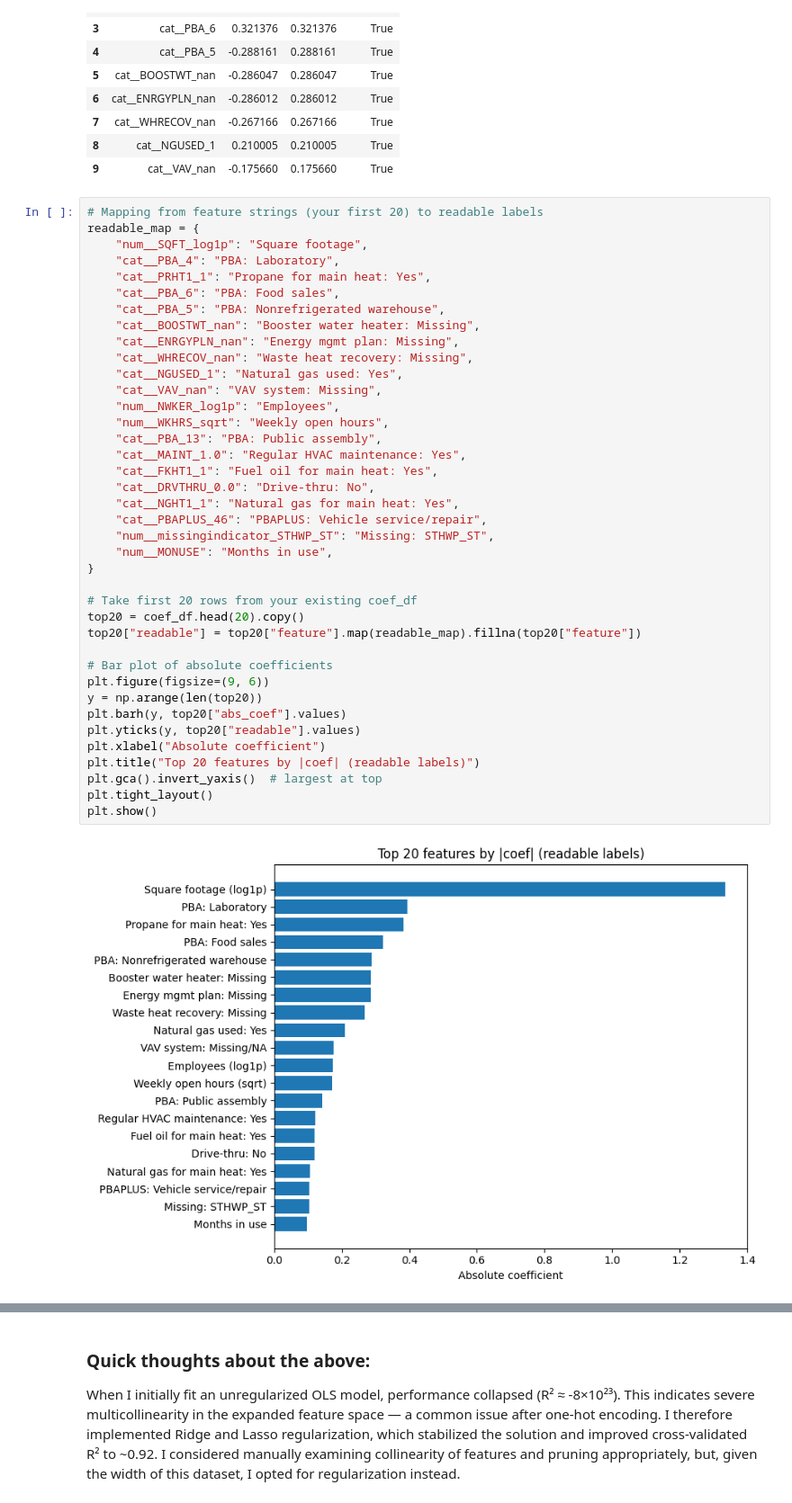
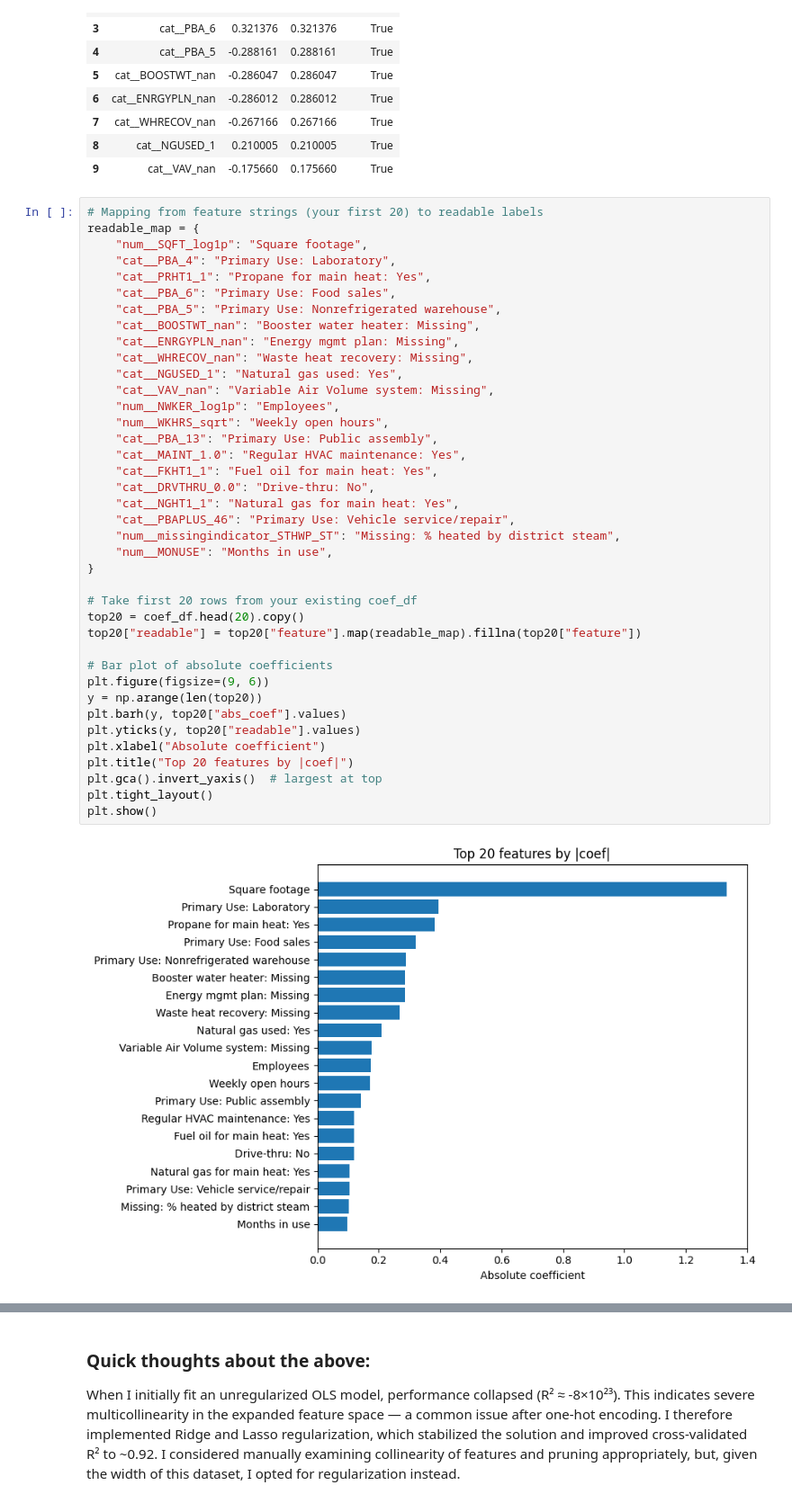
Before and after one commit to dgorin1/CBECS_portfolio, a Jupyter notebook: notebooks/02_build_train.ipynb, the cells around one changed output, grey strips where cells are left out. Shown: that part at 90% size. Saved outputs shown, nothing was run; the diff lists cells and outputs as text.

Commit message:
Added some plots

```diff
--- a/notebooks/02_build_train.ipynb
+++ b/notebooks/02_build_train.ipynb
@@ -370,40 +380,40 @@ coef_df.head(10)
 # Mapping from feature strings (your first 20) to readable labels
 readable_map = {
     "num__SQFT_log1p": "Square footage",
-    "cat__PBA_4": "PBA: Laboratory",
+    "cat__PBA_4": "Primary Use: Laboratory",
     "cat__PRHT1_1": "Propane for main heat: Yes",
-    "cat__PBA_6": "PBA: Food sales",
-    "cat__PBA_5": "PBA: Nonrefrigerated warehouse",
+    "cat__PBA_6": "Primary Use: Food sales",
+    "cat__PBA_5": "Primary Use: Nonrefrigerated warehouse",
     "cat__BOOSTWT_nan": "Booster water heater: Missing",
     "cat__ENRGYPLN_nan": "Energy mgmt plan: Missing",
     "cat__WHRECOV_nan": "Waste heat recovery: Missing",
     "cat__NGUSED_1": "Natural gas used: Yes",
-    "cat__VAV_nan": "VAV system: Missing",
+    "cat__VAV_nan": "Variable Air Volume system: Missing",
     "num__NWKER_log1p": "Employees",
     "num__WKHRS_sqrt": "Weekly open hours",
-    "cat__PBA_13": "PBA: Public assembly",
+    "cat__PBA_13": "Primary Use: Public assembly",
     "cat__MAINT_1.0": "Regular HVAC maintenance: Yes",
     "cat__FKHT1_1": "Fuel oil for main heat: Yes",
     "cat__DRVTHRU_0.0": "Drive-thru: No",
     "cat__NGHT1_1": "Natural gas for main heat: Yes",
-    "cat__PBAPLUS_46": "PBAPLUS: Vehicle service/repair",
-    "num__missingindicator_STHWP_ST": "Missing: STHWP_ST",
+    "cat__PBAPLUS_46": "Primary Use: Vehicle service/repair",
+    "num__missingindicator_STHWP_ST": "Missing: % heated by district steam",
     "num__MONUSE": "Months in use",
 }
 
 # Take first 20 rows from your existing coef_df
 top20 = coef_df.head(20).copy()
 top20["readable"] = top20["feature"].map(readable_map).fillna(top20["feature"])
 
 # Bar plot of absolute coefficients
 plt.figure(figsize=(9, 6))
 y = np.arange(len(top20))
 plt.barh(y, top20["abs_coef"].values)
 plt.yticks(y, top20["readable"].values)
 plt.xlabel("Absolute coefficient")
-plt.title("Top 20 features by |coef| (readable labels)")
+plt.title("Top 20 features by |coef|")
 plt.gca().invert_yaxis()  # largest at top
 plt.tight_layout()
 plt.show()
 # %% [output]
-[figure, old version]
+[figure, new version]
```
Also changed, not shown: parts of 3 cells of this notebook.
